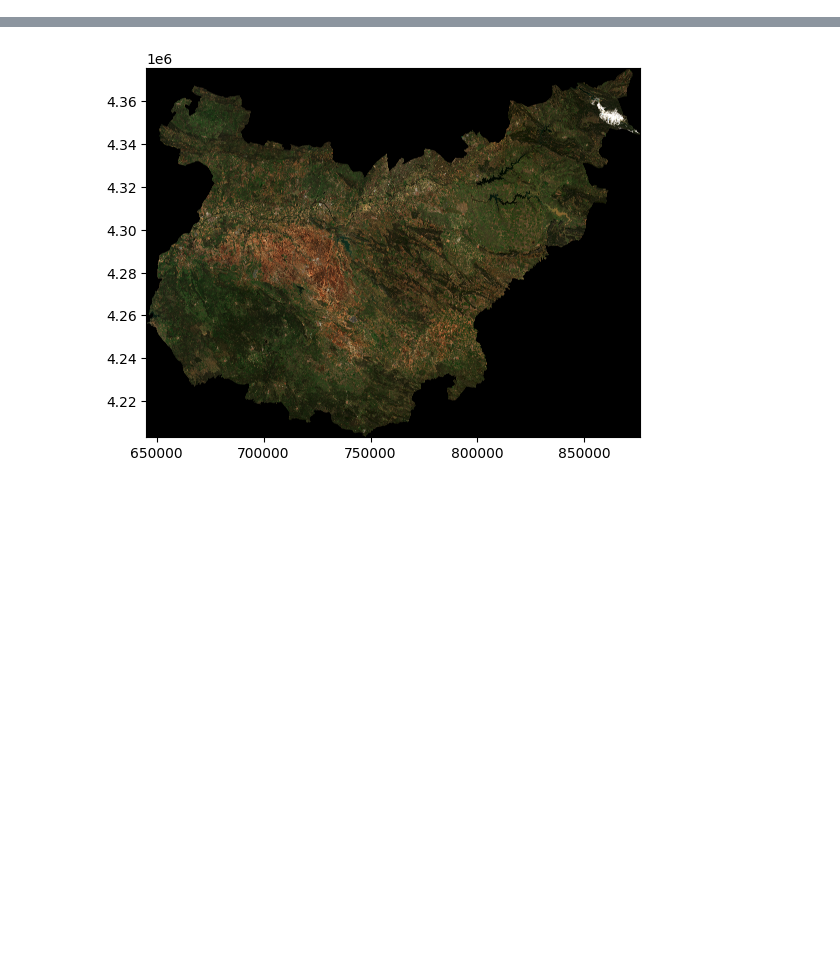
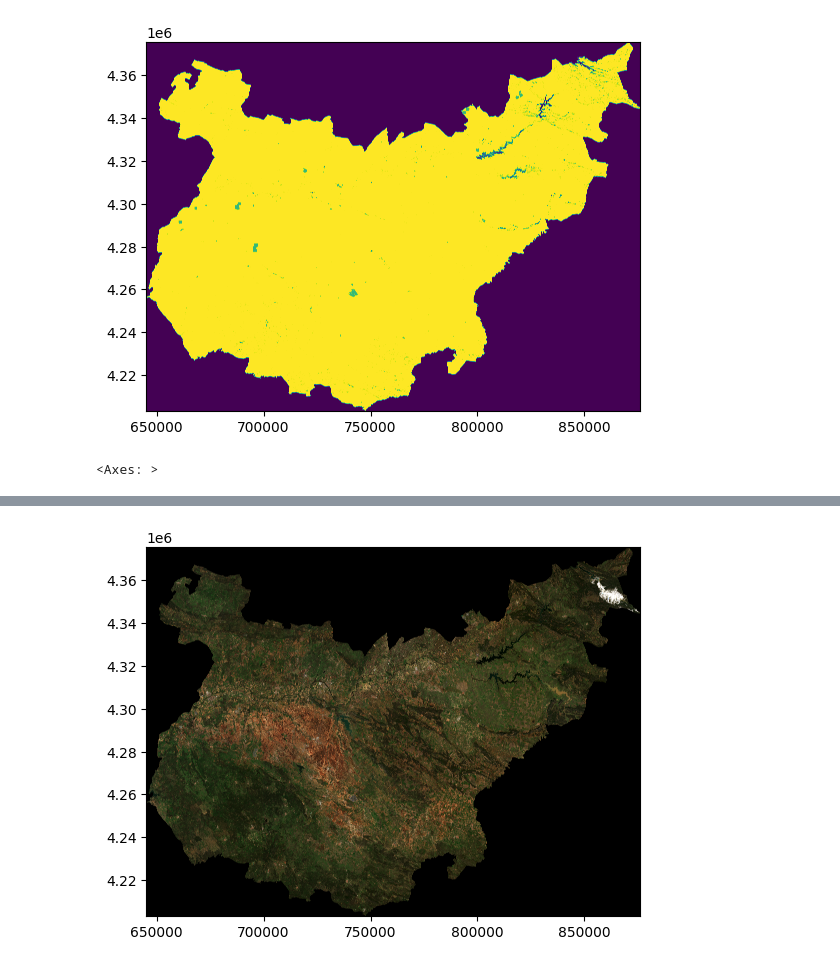
Before and after one commit to jesus9710/Solar-Farms-Automatic-Detection, a Jupyter notebook: SIOSE AR/02 - mask sentinel by polygons.ipynb, the cells around one changed output, grey strips where cells are left out. Cells and saved outputs as stored; diff of their text form; code cells hidden in the pictures; blank space fills up the shorter version.

Commit message:
plots para la memoria

```diff
--- a/SIOSE AR/02 - mask sentinel by polygons.ipynb
+++ b/SIOSE AR/02 - mask sentinel by polygons.ipynb
@@ -6,6 +6,16 @@ import numpy as np
 from pyproj import CRS
 from shapely.geometry import box
 from PIL import Image
+# %%
+# load raster
+raster_path = 'spatial_data/badajoz_multiclass_mask.tif'
+raster = rasterio.open(raster_path)
+
+from rasterio.plot import show
+show(raster)
+# %% [output]
+[figure, added]
+<Axes: >
 # %%
 # read shapefiles
 greenhouse = gpd.read_file("spatial_data/final_polys/badajoz_greenhouse.shp")
```
Also changed, not shown: parts of 3 cells of this notebook, 1 other file.
